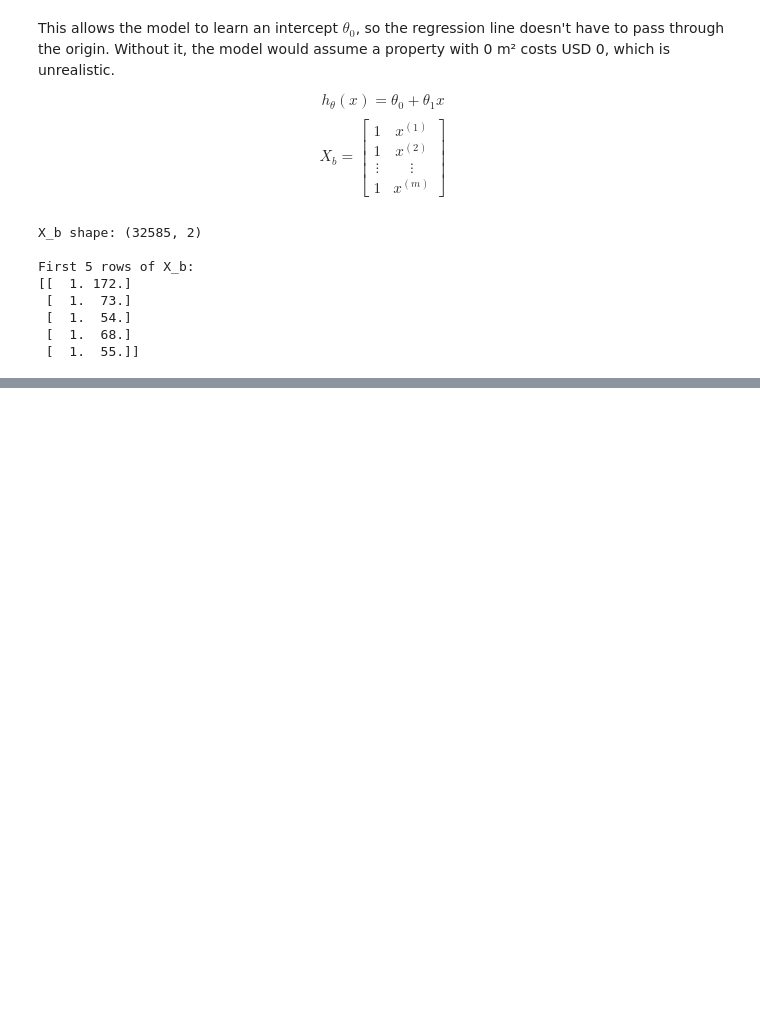
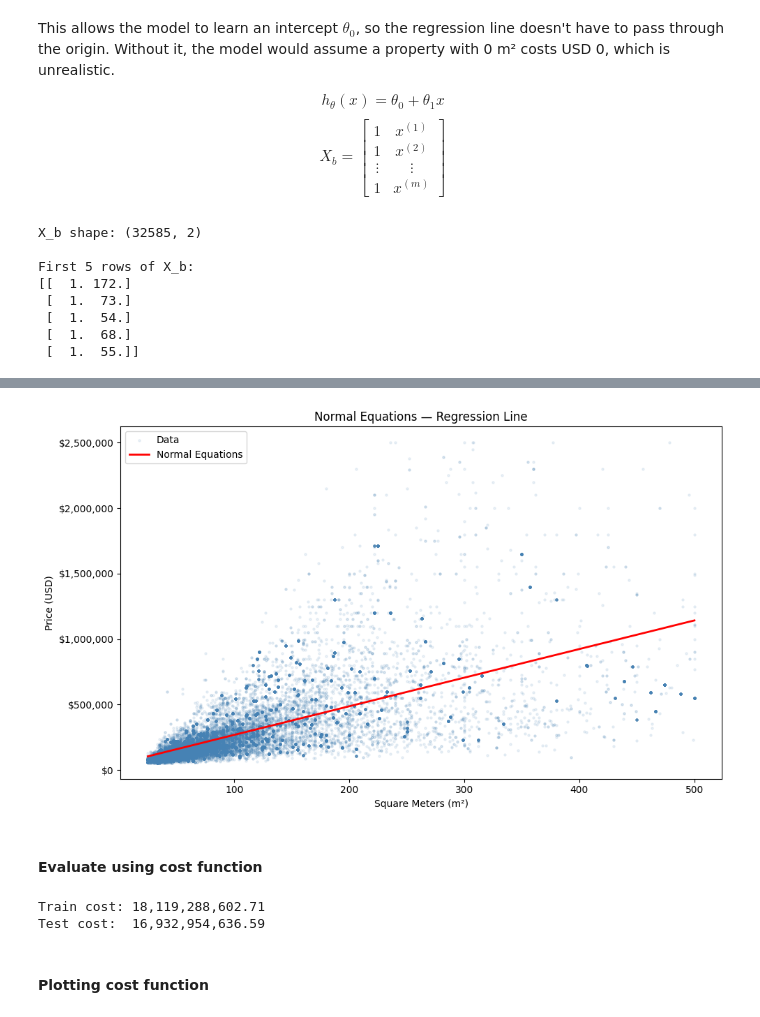
Before and after one commit to FacundoBerthet/CS299-stanford-2018-autumn, a Jupyter notebook: models/01_linear_regression.ipynb, the cells around one changed output, grey strips where cells are left out. Saved outputs shown, nothing was run; the diff lists cells and outputs as text; code cells hidden in the pictures; blank space fills up the shorter version.

```diff
--- a/models/01_linear_regression.ipynb
+++ b/models/01_linear_regression.ipynb
@@ -75,0 +96,14 @@ First 5 rows of X_b:
+# %%
+np.random.seed(42)
+m = len(X_b)
+indices = np.random.permutation(m)
+
+train_size = int(0.8 * m)
+train_idx = indices[:train_size]
+test_idx  = indices[train_size:]
+
+X_train, X_test = X_b[train_idx], X_b[test_idx]
+y_train, y_test = y[train_idx], y[test_idx]
+
+print(f"Train size: {len(X_train):,}")
+print(f"Test size:  {len(X_test):,}")
@@ -75,0 +138,7 @@ First 5 rows of X_b:
+# %%
+def normal_equations(X, y):
+    return np.linalg.inv(X.T @ X) @ X.T @ y
+
+theta_ne = normal_equations(X_train, y_train)
+print(f"theta_0 (intercept): USD {theta_ne[0]:,.2f}")
+print(f"theta_1 (slope):     USD {theta_ne[1]:,.2f} per m²")
@@ -75,0 +156,33 @@ First 5 rows of X_b:
+# %%
+fig, ax = plt.subplots(figsize=(10, 6))
+
+# Scatter
+ax.scatter(X, y, alpha=0.1, s=5, color="steelblue", label="Data")
+
+# Regression line
+x_line = np.linspace(X.min(), X.max(), 100)
+y_line = theta_ne[0] + theta_ne[1] * x_line
+ax.plot(x_line, y_line, color="red", linewidth=2, label="Normal Equations")
+
+ax.set_title("Normal Equations — Regression Line")
+ax.set_xlabel("Square Meters (m²)")
+ax.set_ylabel("Price (USD)")
+ax.yaxis.set_major_formatter(plt.FuncFormatter(lambda x, p: f"${x:,.0f}"))
+ax.legend()
+plt.tight_layout()
+plt.show()
+# %% [output]
+[figure, added]
+# %% [markdown]
+#### Evaluate using cost function
+# %%
+train_cost = cost_function(X_train, y_train, theta_ne)
+test_cost = cost_function(X_test, y_test, theta_ne)
+
+print(f"Train cost: {train_cost:,.2f}")
+print(f"Test cost:  {test_cost:,.2f}")
+# %% [output]
+Train cost: 18,119,288,602.71
+Test cost:  16,932,954,636.59
+# %% [markdown]
+#### Plotting cost function
```
Also changed, not shown: parts of 11 cells of this notebook.
